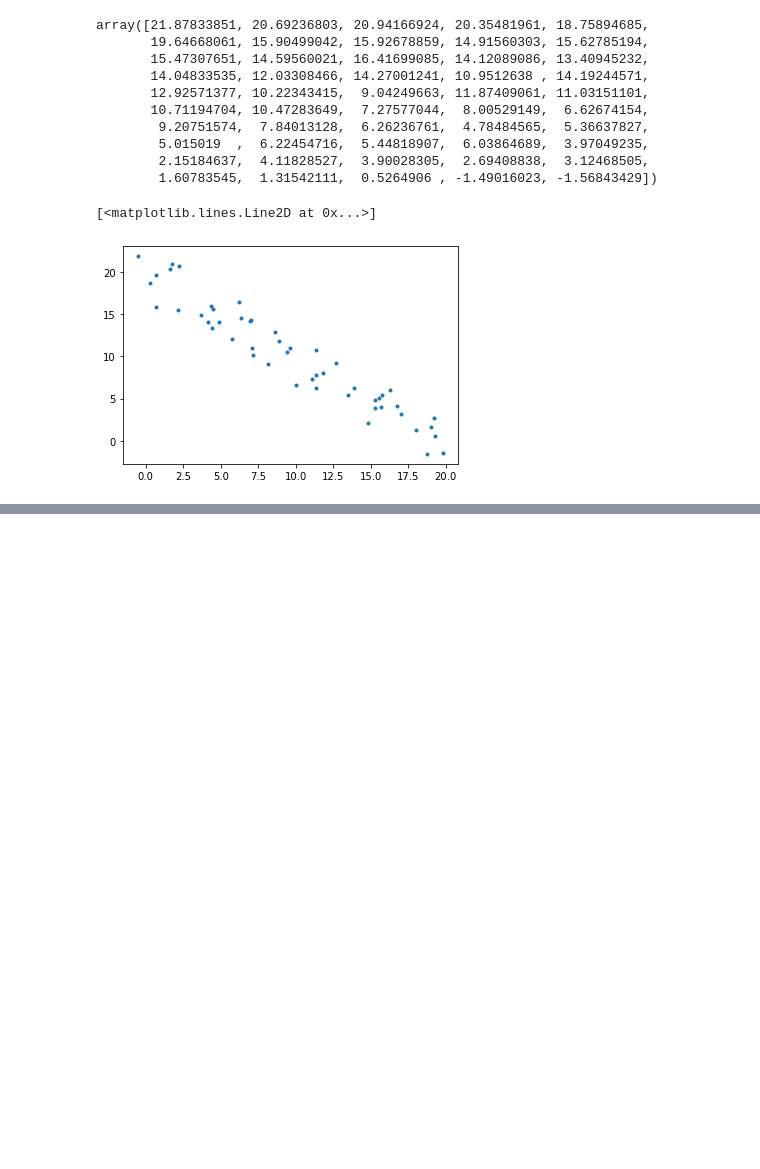
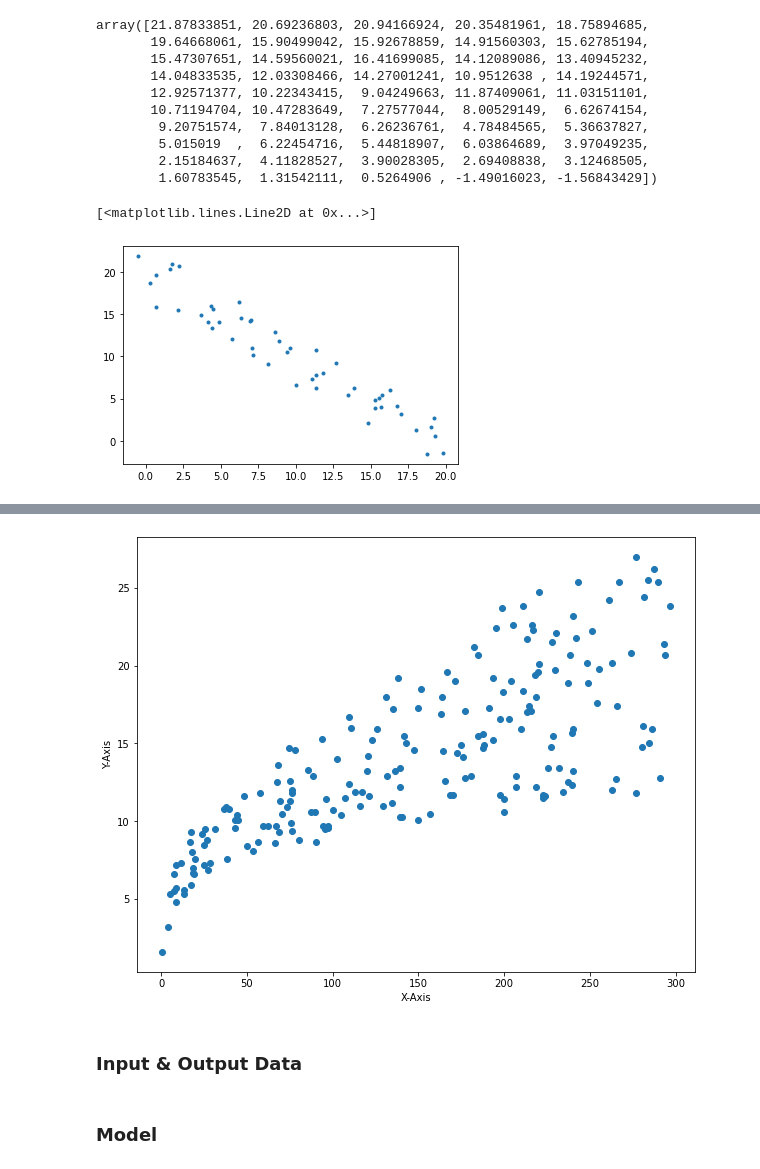
Before and after one commit to imvdharmesh/Dcodetech, a Jupyter notebook: Deep Learning/Lectures/Introduction To TensorFlow.ipynb, the cells around one changed output, grey strips where cells are left out. Cells and saved outputs as stored; diff of their text form; code cells hidden in the pictures; blank space fills up the shorter version.

```diff
--- a/Deep Learning/Lectures/Introduction To TensorFlow.ipynb
+++ b/Deep Learning/Lectures/Introduction To TensorFlow.ipynb
@@ -174,0 +209,2 @@ plt.plot(x,y,'.')
+# %%
+df = pd.read_csv('datasets/data.csv')
@@ -174,0 +227,10 @@ plt.plot(x,y,'.')
+# %%
+plt.figure(figsize=(10,8))
+plt.scatter(df['X'], df['y'])
+plt.xlabel('X-Axis')
+plt.ylabel('Y-Axis')
+plt.show()
+# %% [output]
+[figure, added]
+# %% [markdown]
+### Input & Output Data
@@ -174,0 +240,2 @@ plt.plot(x,y,'.')
+# %% [markdown]
+### Model
```
Also changed, not shown: parts of 17 cells of this notebook.
